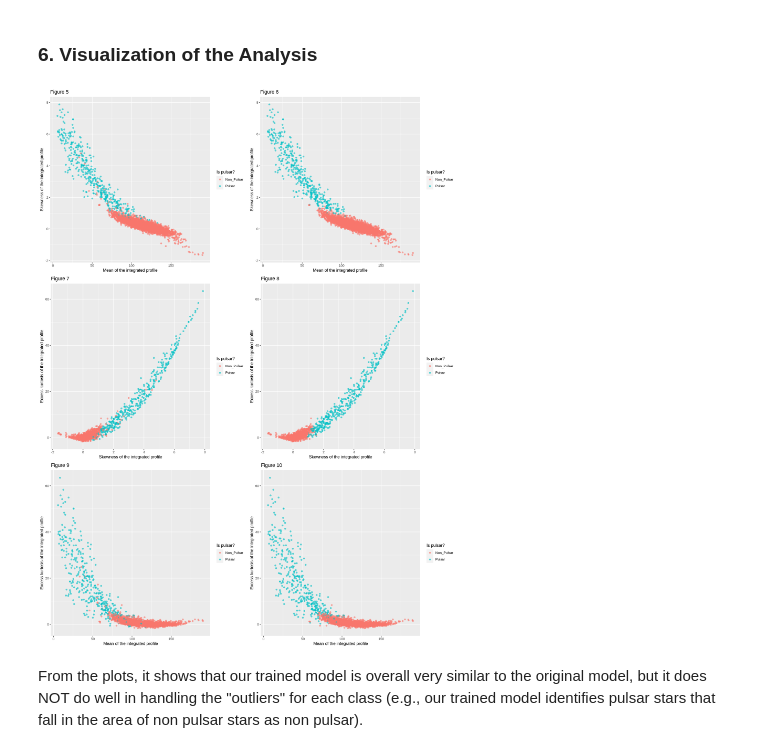
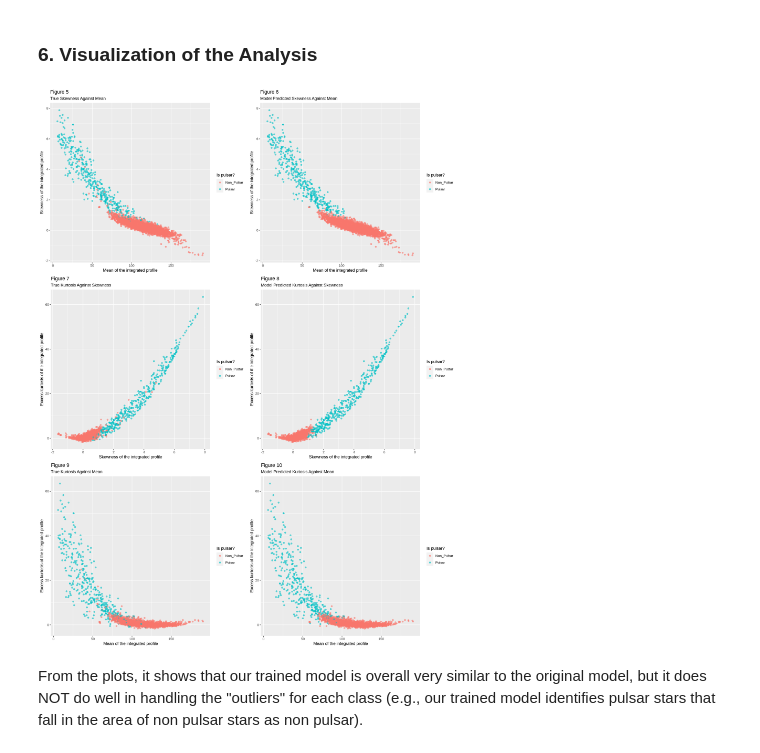
Before and after one commit to susanyliu/dsci100-project144new, a Jupyter notebook: Pulsar_star_project-2.ipynb, the cells around one changed output. Saved outputs shown, nothing was run; the diff lists cells and outputs as text; code cells hidden in the pictures.

Commit message:
Added descriptive title for figures and tables

```diff
--- a/Pulsar_star_project-2.ipynb
+++ b/Pulsar_star_project-2.ipynb
@@ -365,44 +365,50 @@ testplot1.3 <- pulsar_predictions |>
     ggplot(aes(x = Profile_mean, y= Profile_skewness, color = class))+
     geom_point(alpha = 0.6)+
     ggtitle("Figure 5")+
-    labs(x = 'Mean of the integrated profile', y = 'Skewness of the integrated profile', color = "Is pulsar?")
+    labs(x = 'Mean of the integrated profile', y = 'Skewness of the integrated profile', color = "Is pulsar?",
+        subtitle="True Skewness Against Mean")
 
 testplot1.3_pred <- pulsar_predictions |>
     ggplot(aes(x = Profile_mean, y= Profile_skewness, color = .pred_class))+
     geom_point(alpha = 0.6)+
     ggtitle("Figure 6")+
-    labs(x = 'Mean of the integrated profile', y = 'Skewness of the integrated profile', color = "Is pulsar?")
+    labs(x = 'Mean of the integrated profile', y = 'Skewness of the integrated profile', color = "Is pulsar?",
+        subtitle="Model Predicted Skewness Against Mean")
 
 testplot3.4 <- pulsar_predictions |>
     ggplot(aes(x = Profile_skewness, y= Profile_kurtosis, color = class))+
     geom_point(alpha = 0.6)+
     ggtitle("Figure 7")+
-    labs(x = 'Skewness of the integrated profile', y = 'Excess kurtosis of the integrated profile', color = "Is pulsar?")
+    labs(x = 'Skewness of the integrated profile', y = 'Excess kurtosis of the integrated profile', color = "Is pulsar?",
+        subtitle="True Kurtosis Against Skewness")
 
 testplot3.4_pred <- pulsar_predictions |>
     ggplot(aes(x = Profile_skewness, y= Profile_kurtosis, color = .pred_class))+
     geom_point(alpha = 0.6)+
     ggtitle("Figure 8")+
-    labs(x = 'Skewness of the integrated profile', y = 'Excess kurtosis of the integrated profile', color = "Is pulsar?")
+    labs(x = 'Skewness of the integrated profile', y = 'Excess kurtosis of the integrated profile', color = "Is pulsar?",
+        subtitle="Model Predicted Kurtosis Against Skewness")
 
 testplot1.4 <- pulsar_predictions |>
     ggplot(aes(x = Profile_mean, y= Profile_kurtosis, color = class))+
     geom_point(alpha = 0.6)+
     ggtitle("Figure 9")+
-    labs(x = 'Mean of the integrated profile', y = 'Excess kurtosis of the integrated profile', color = "Is pulsar?")
+    labs(x = 'Mean of the integrated profile', y = 'Excess kurtosis of the integrated profile', color = "Is pulsar?",
+        subtitle="True Kurtosis Against Mean")
 
 testplot1.4_pred <- pulsar_predictions |>
     ggplot(aes(x = Profile_mean, y= Profile_kurtosis, color = .pred_class))+
     geom_point(alpha = 0.6)+
     ggtitle("Figure 10")+
-    labs(x = 'Mean of the integrated profile', y = 'Excess kurtosis of the integrated profile', color = "Is pulsar?")
+    labs(x = 'Mean of the integrated profile', y = 'Excess kurtosis of the integrated profile', color = "Is pulsar?",
+        subtitle="Model Predicted Kurtosis Against Mean")
 
 options(repr.plot.width = 15, repr.plot.height = 20)
 plot_grid(testplot1.3, testplot1.3_pred,
           testplot3.4, testplot3.4_pred,
           testplot1.4, testplot1.4_pred, ncol = 2)
 # %% [output]
-[figure, old version]
+[figure, new version]
 # %% [markdown]
 From the plots, it shows that our trained model is overall very similar to the original model, but it does NOT do well in handling the "outliers" for each class (e.g., our trained model identifies pulsar stars that fall in the area of non pulsar stars as non pulsar).
 # %% [markdown]
```
Also changed, not shown: parts of 7 cells of this notebook.
